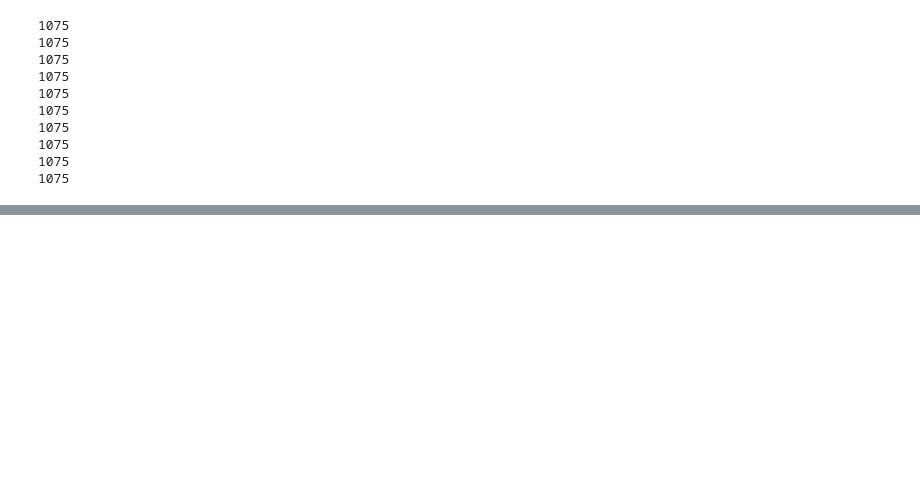
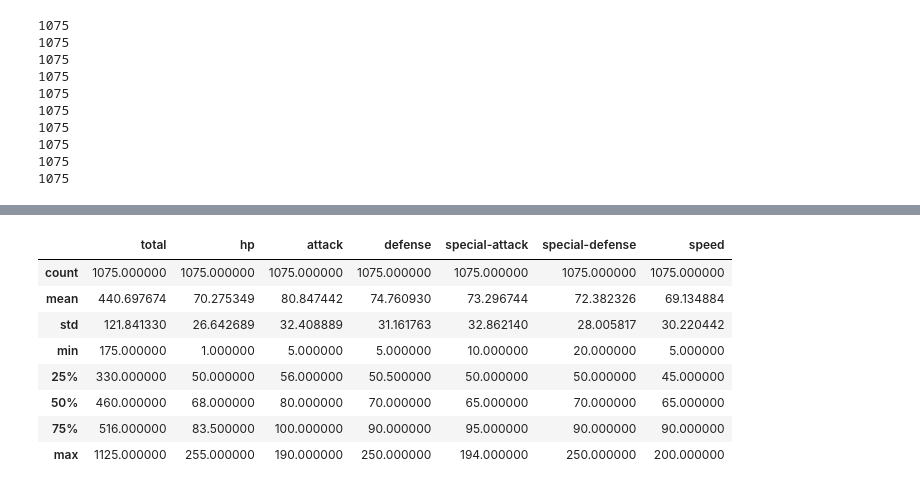
Before and after one commit to Salah3422/Pokedex, a Jupyter notebook: pokedex_analysis.ipynb, the cells around one changed output, grey strips where cells are left out. Cells and saved outputs as stored; diff of their text form; code cells hidden in the pictures; blank space fills up the shorter version.

```diff
--- a/pokedex_analysis.ipynb
+++ b/pokedex_analysis.ipynb
@@ -129,2 +159,3 @@ df.head(10)
-# %%
-df.set_index("name", inplace=True)
+# %%
+df.set_index("id", inplace=True) # set the id column to be the index
+df.head()
@@ -163,0 +218,12 @@ Name: Charizard, dtype: object
+# %%
+df.describe()
+# %% [output]
+|  | total | hp | attack | defense | special-attack | special-defense | speed |
+| count | 1075.000000 | 1075.000000 | 1075.000000 | 1075.000000 | 1075.000000 | 1075.000000 | 1075.000000 |
+| mean | 440.697674 | 70.275349 | 80.847442 | 74.760930 | 73.296744 | 72.382326 | 69.134884 |
+| std | 121.841330 | 26.642689 | 32.408889 | 31.161763 | 32.862140 | 28.005817 | 30.220442 |
+| min | 175.000000 | 1.000000 | 5.000000 | 5.000000 | 10.000000 | 20.000000 | 5.000000 |
+| 25% | 330.000000 | 50.000000 | 56.000000 | 50.500000 | 50.000000 | 50.000000 | 45.000000 |
+| 50% | 460.000000 | 68.000000 | 80.000000 | 70.000000 | 65.000000 | 70.000000 | 65.000000 |
+| 75% | 516.000000 | 83.500000 | 100.000000 | 90.000000 | 95.000000 | 90.000000 | 90.000000 |
+| max | 1125.000000 | 255.000000 | 190.000000 | 250.000000 | 194.000000 | 250.000000 | 200.000000 |
```
Also changed, not shown: parts of 21 cells of this notebook, 5 other files.
